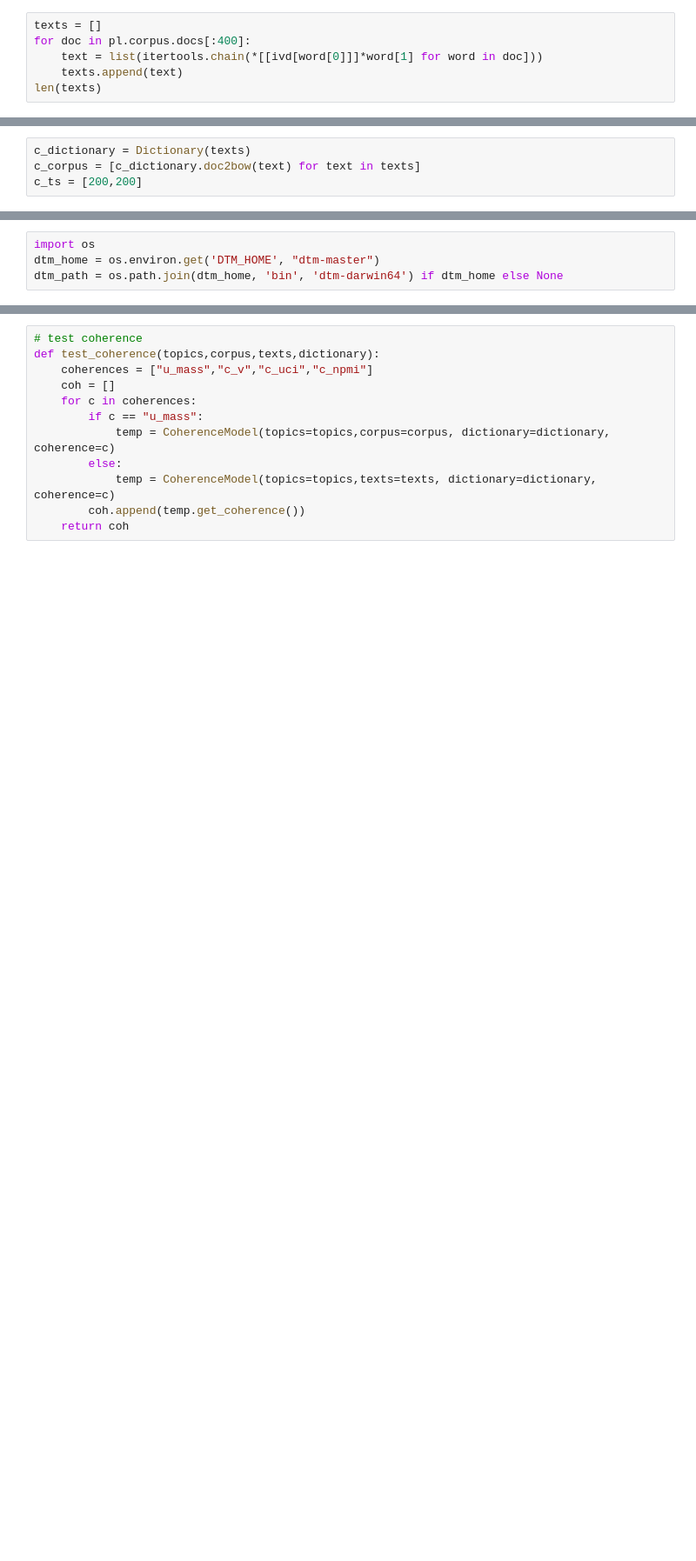
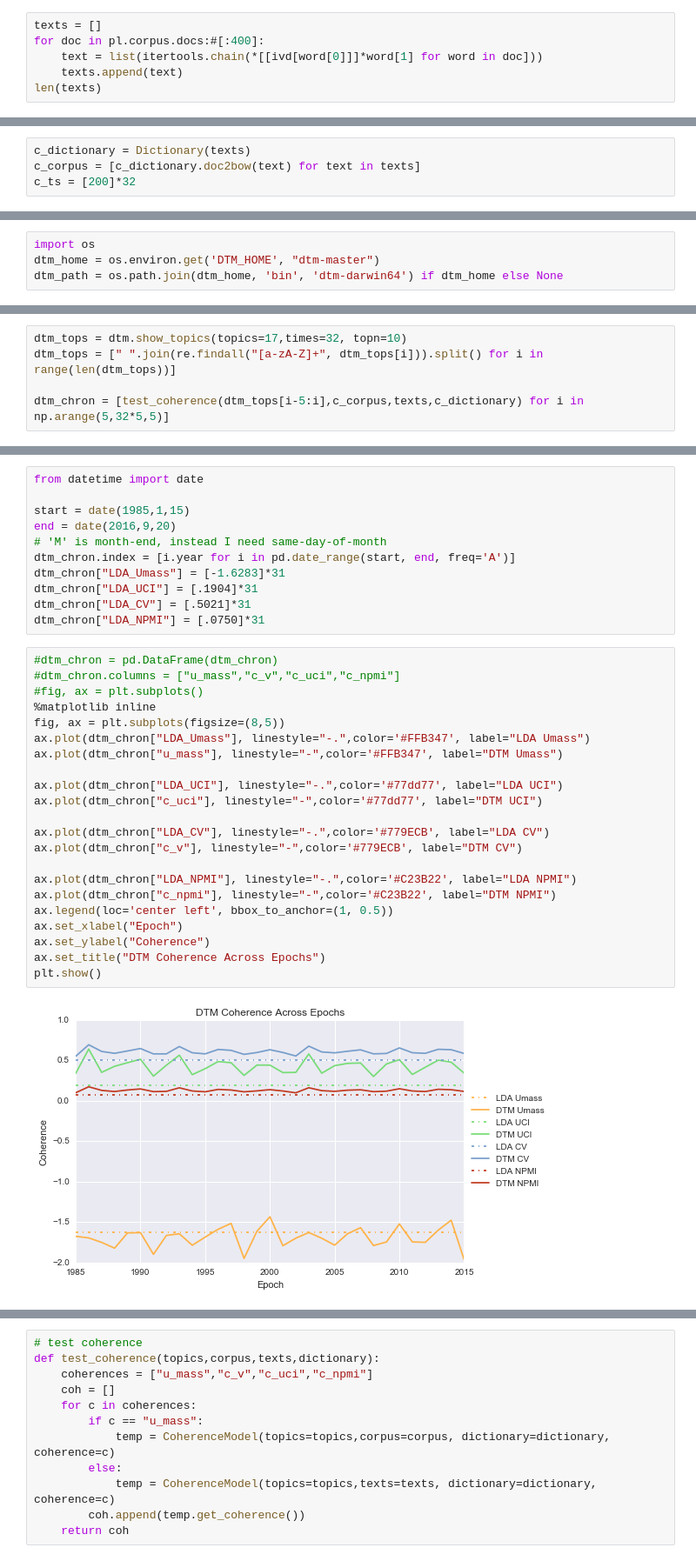
Before and after one commit to JiaxiangBU/UCL_MSc_Thesis_2016, a Jupyter notebook: Code/Coherence.ipynb, the cells around one changed output, grey strips where cells are left out. Shown at 87% size. Cells and saved outputs as stored; diff of their text form; blank space fills up the shorter version.

```diff
--- a/Code/Coherence.ipynb
+++ b/Code/Coherence.ipynb
@@ -552,7 +552,7 @@ text
  u'radially']
 # %%
 texts = []
-for doc in pl.corpus.docs[:400]:
+for doc in pl.corpus.docs:#[:400]:
     text = list(itertools.chain(*[[ivd[word[0]]]*word[1] for word in doc]))
     texts.append(text)
 len(texts)
@@ -561,7 +561,7 @@ len(texts)
 # %%
 c_dictionary = Dictionary(texts)
 c_corpus = [c_dictionary.doc2bow(text) for text in texts]
-c_ts = [200,200]
+c_ts = [200]*32
 # %%
 # create training/validation/testing splits.
 #train = pl.corpus.docs[:400]  # [:4800]
@@ -605,0 +609,5 @@ dtm_tops = [" ".join(re.findall("[a-zA-Z]+", dtm_tops[i])).split() for i in rang
+# %%
+dtm_tops = dtm.show_topics(topics=17,times=32, topn=10)
+dtm_tops = [" ".join(re.findall("[a-zA-Z]+", dtm_tops[i])).split() for i in range(len(dtm_tops))]
+
+dtm_chron = [test_coherence(dtm_tops[i-5:i],c_corpus,texts,c_dictionary) for i in np.arange(5,32*5,5)]
@@ -605,0 +624,35 @@ dtm_tops = [" ".join(re.findall("[a-zA-Z]+", dtm_tops[i])).split() for i in rang
+# %%
+from datetime import date
+
+start = date(1985,1,15)
+end = date(2016,9,20)
+# 'M' is month-end, instead I need same-day-of-month
+dtm_chron.index = [i.year for i in pd.date_range(start, end, freq='A')]
+dtm_chron["LDA_Umass"] = [-1.6283]*31
+dtm_chron["LDA_UCI"] = [.1904]*31
+dtm_chron["LDA_CV"] = [.5021]*31
+dtm_chron["LDA_NPMI"] = [.0750]*31
+# %%
+#dtm_chron = pd.DataFrame(dtm_chron)
+#dtm_chron.columns = ["u_mass","c_v","c_uci","c_npmi"]
+#fig, ax = plt.subplots()
+%matplotlib inline
+fig, ax = plt.subplots(figsize=(8,5))
+ax.plot(dtm_chron["LDA_Umass"], linestyle="-.",color='#FFB347', label="LDA Umass")
+ax.plot(dtm_chron["u_mass"], linestyle="-",color='#FFB347', label="DTM Umass")
+
+ax.plot(dtm_chron["LDA_UCI"], linestyle="-.",color='#77dd77', label="LDA UCI")
+ax.plot(dtm_chron["c_uci"], linestyle="-",color='#77dd77', label="DTM UCI")
+
+ax.plot(dtm_chron["LDA_CV"], linestyle="-.",color='#779ECB', label="LDA CV")
+ax.plot(dtm_chron["c_v"], linestyle="-",color='#779ECB', label="DTM CV")
+
+ax.plot(dtm_chron["LDA_NPMI"], linestyle="-.",color='#C23B22', label="LDA NPMI")
+ax.plot(dtm_chron["c_npmi"], linestyle="-",color='#C23B22', label="DTM NPMI")
+ax.legend(loc='center left', bbox_to_anchor=(1, 0.5))
+ax.set_xlabel("Epoch")
+ax.set_ylabel("Coherence")
+ax.set_title("DTM Coherence Across Epochs")
+plt.show()
+# %% [output]
+[figure, added]
```
Also changed, not shown: parts of 26 cells of this notebook.
